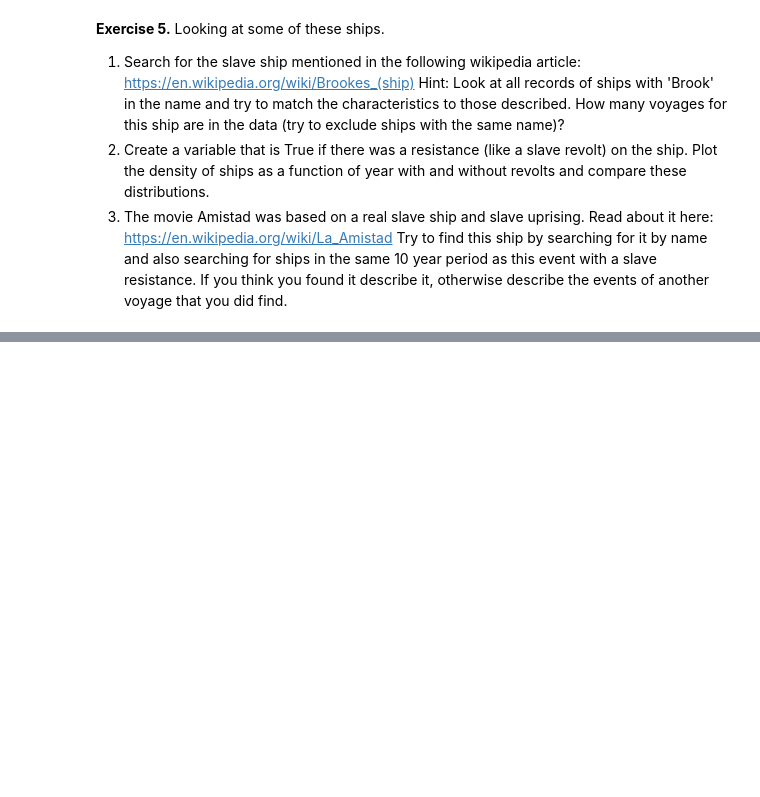
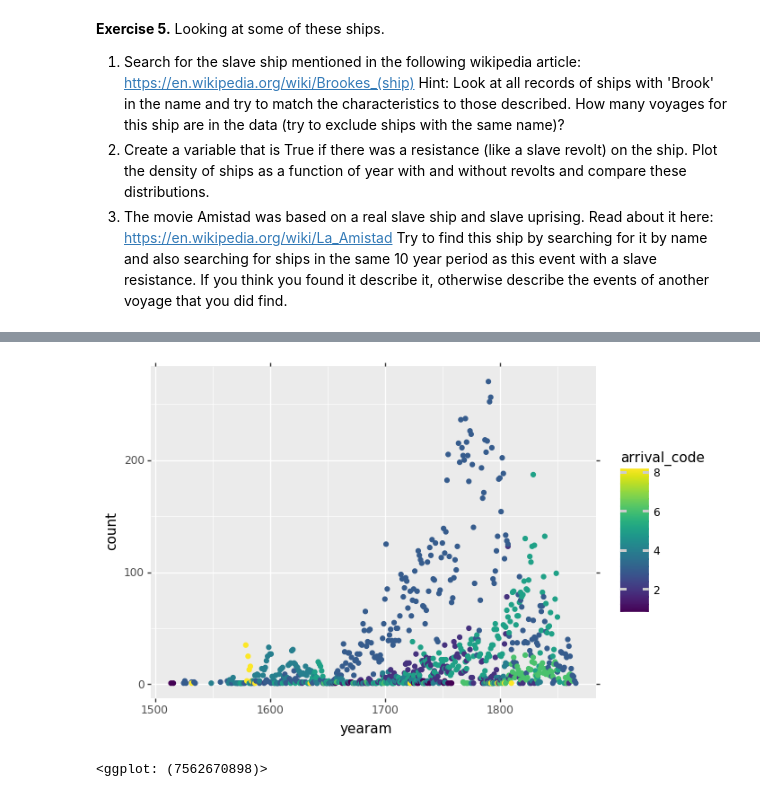
Before and after one commit to RyanYin04/MachineLearningPractice, a Jupyter notebook: 220_midterm/midterm.ipynb, the cells around one changed output, grey strips where cells are left out. Drawn from its saved outputs; the diff is of its cells as text; code cells hidden in the pictures; blank space fills up the shorter version.

```diff
--- a/220_midterm/midterm.ipynb
+++ b/220_midterm/midterm.ipynb
@@ -80 +437,23 @@ is just encoded as '3' or Caribbean.
 5. Describe the geoms, aesthetic mappings, and other aspects of the plot.
+# %%
+# 1. The arrival and departure locations are quite detailed. Look in the appendix of the codebook for the location codes. Make a coarser version of both arrival and departure port variables (select just the last departure and first arrival) so that for example,30000 Caribbean 36100 Martinique 36101 Fort-Royale is just encoded as '3' or Caribbean.
+
+broad_location = {
+    '1': 'Europe',
+    '2': 'Mailand North Aemrica',
+    '3': 'Caribbean',
+    '4': 'Spanish Mailand',
+    '5': 'Brazil',
+    '6': 'Africa',
+    '8': 'Others'
+    }
+
+tt = data.copy()
+
+tt['arrival_code'] = str(int(tt['sla1port'] // 10000))
+tt['arrival'] = tt['arrival_code'].map(broad_location)
+
+tt['departure_code'] = str(int(tt['ptdepimp'] // 10000)
+tt['departure'] = tt['departure_code'].map(broad_loction)
+
+np.where(tt['departure_code'] != tt['arrival_code'])[0].shape
@@ -80,0 +486,11 @@ is just encoded as '3' or Caribbean.
+# %%
+# 2. Plot the trend of voyages as a function of arrival location. What trends do you see?
+g1 = tt.groupby(['yearam', 'arrival_code'])
+arrival_count = pd.DataFrame(g1['voyageid'].count())
+arrival_count.columns = ['count']
+arrival_count.reset_index(inplace = True)
+
+ggplot(arrival_count, aes(x = 'yearam', y = 'count', color = 'arrival_code')) + geom_point()
+# %% [output]
+[figure, added]
+<ggplot: (7562670898)>
```
Also changed, not shown: parts of 27 cells of this notebook.
